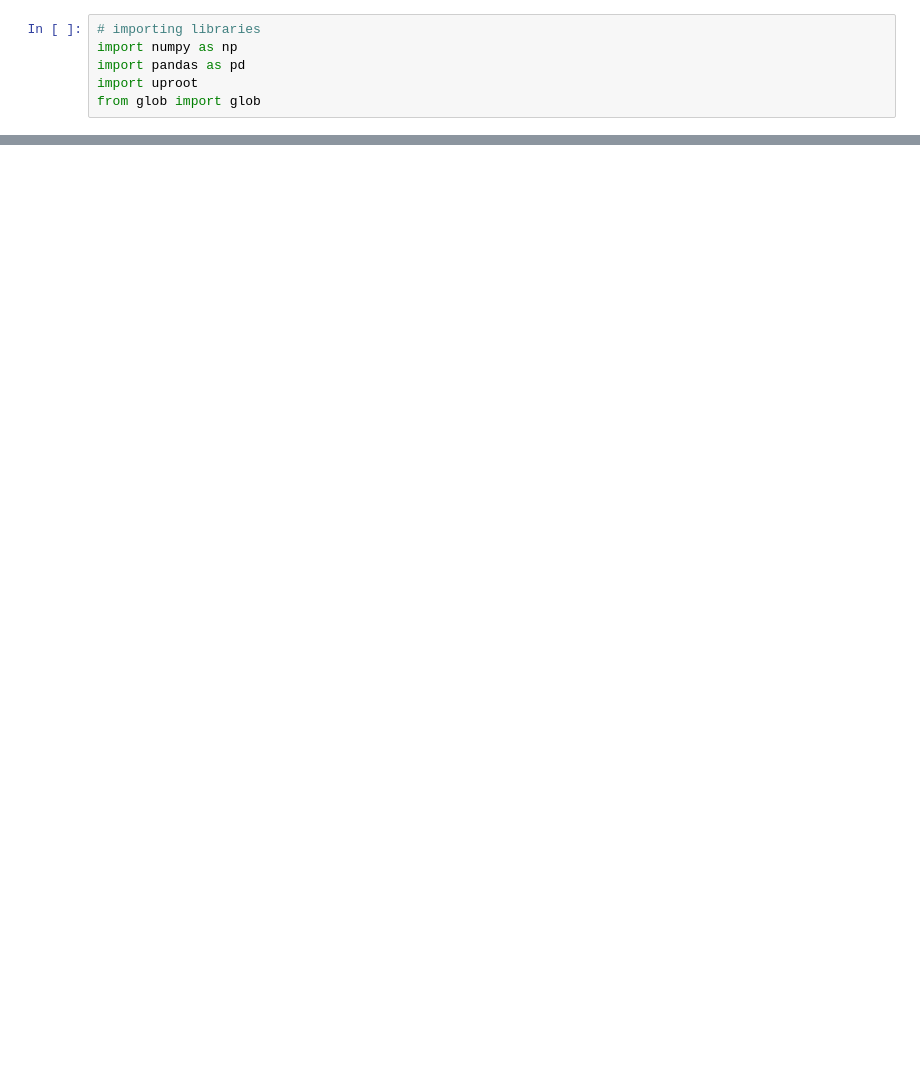
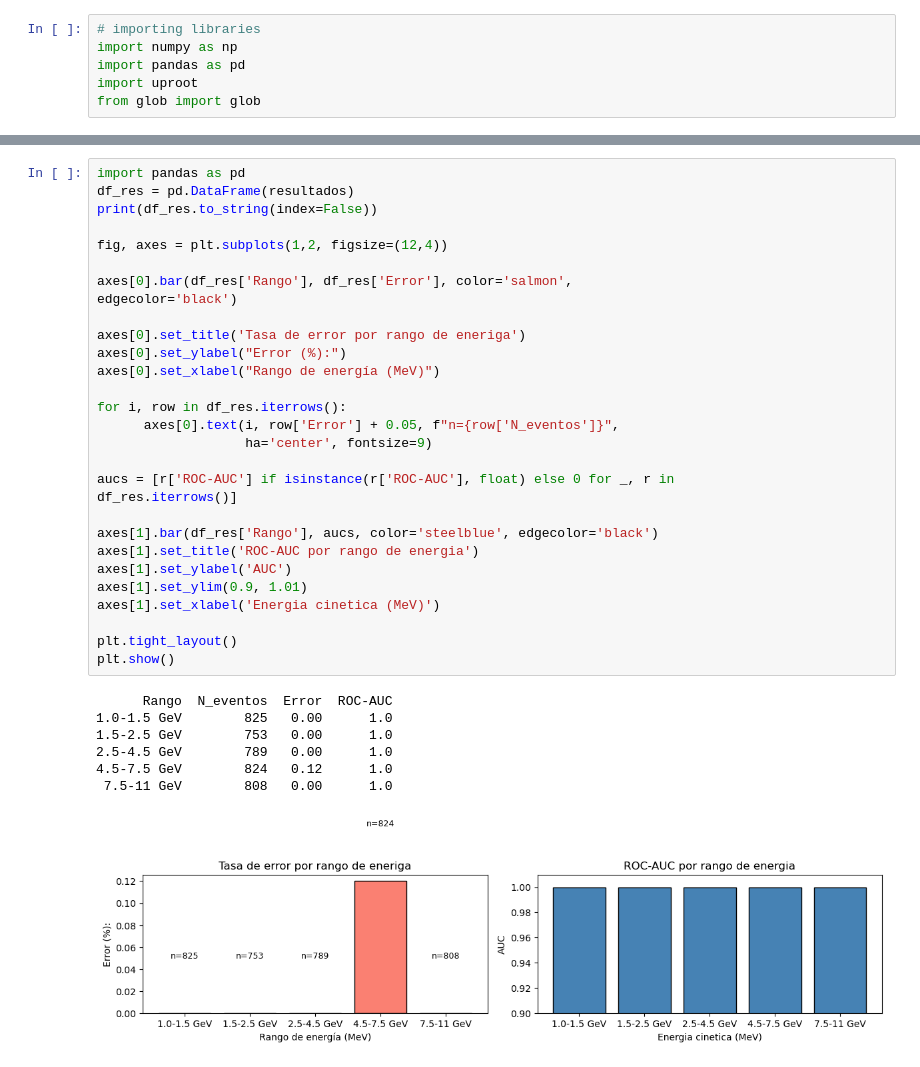
Before and after one commit to Se7en19/Machine-Learning-High-Energy-Physics, a Jupyter notebook: Classifier/muon_pion_classifier.ipynb, the cells around one changed output, grey strips where cells are left out. Drawn from its saved outputs; the diff is of its cells as text; blank space fills up the shorter version.

```diff
--- a/Classifier/muon_pion_classifier.ipynb
+++ b/Classifier/muon_pion_classifier.ipynb
@@ -158,0 +242,37 @@ XGBClassifier(base_score=None, booster=None, callbacks=None,
+# %%
+import pandas as pd
+df_res = pd.DataFrame(resultados)
+print(df_res.to_string(index=False))
+
+fig, axes = plt.subplots(1,2, figsize=(12,4))
+
+axes[0].bar(df_res['Rango'], df_res['Error'], color='salmon',
+edgecolor='black')
+
+axes[0].set_title('Tasa de error por rango de eneriga')
+axes[0].set_ylabel("Error (%):")
+axes[0].set_xlabel("Rango de energía (MeV)")
+
+for i, row in df_res.iterrows():
+      axes[0].text(i, row['Error'] + 0.05, f"n={row['N_eventos']}",
+                   ha='center', fontsize=9)
+
+aucs = [r['ROC-AUC'] if isinstance(r['ROC-AUC'], float) else 0 for _, r in
+df_res.iterrows()]
+
+axes[1].bar(df_res['Rango'], aucs, color='steelblue', edgecolor='black')
+axes[1].set_title('ROC-AUC por rango de energia')
+axes[1].set_ylabel('AUC')
+axes[1].set_ylim(0.9, 1.01)
+axes[1].set_xlabel('Energia cinetica (MeV)')
+
+plt.tight_layout()
+plt.show()
+# %% [output]
+      Rango  N_eventos  Error  ROC-AUC
+1.0-1.5 GeV        825   0.00      1.0
+1.5-2.5 GeV        753   0.00      1.0
+2.5-4.5 GeV        789   0.00      1.0
+4.5-7.5 GeV        824   0.12      1.0
+ 7.5-11 GeV        808   0.00      1.0
+[figure, added]
```
Also changed, not shown: parts of 8 cells of this notebook.
